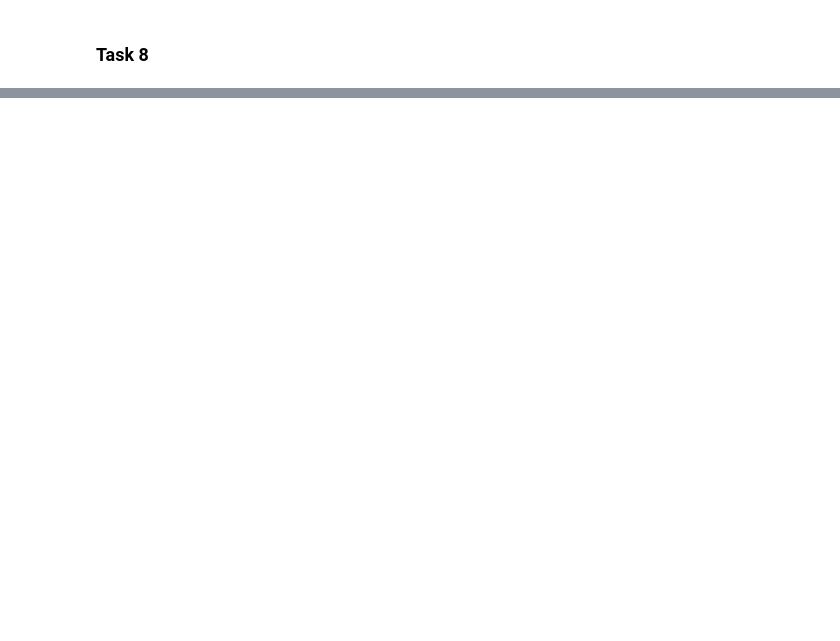
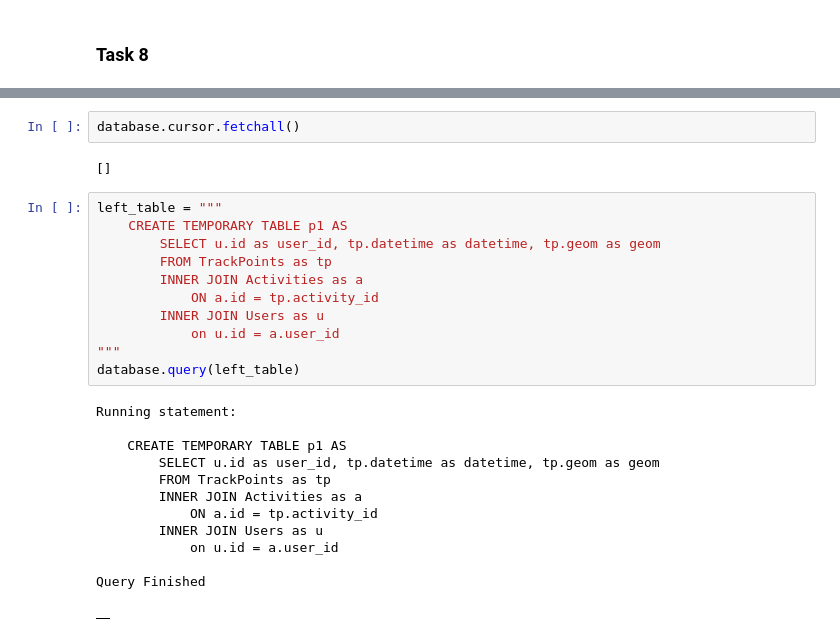
Before and after one commit to larwaa/large-distributed-data, a Jupyter notebook: src/task_notebook.ipynb, the cells around one changed output, grey strips where cells are left out. Drawn from its saved outputs; the diff is of its cells as text; blank space fills up the shorter version.

Commit message:
:sparkles: feat: add umpteenth pass for task 8, minor revisions for testing
Co-authored-by: sigurdnf <sigurdnf@users.noreply.github.com>

```diff
--- a/src/task_notebook.ipynb
+++ b/src/task_notebook.ipynb
@@ -120,0 +348,28 @@ tasks.task8()
+# %%
+database.cursor.fetchall()
+# %% [output]
+[]
+# %%
+left_table = """
+    CREATE TEMPORARY TABLE p1 AS
+        SELECT u.id as user_id, tp.datetime as datetime, tp.geom as geom
+        FROM TrackPoints as tp
+        INNER JOIN Activities as a
+            ON a.id = tp.activity_id
+        INNER JOIN Users as u
+            on u.id = a.user_id
+"""
+database.query(left_table)
+# %% [output]
+Running statement:
+
+    CREATE TEMPORARY TABLE p1 AS
+        SELECT u.id as user_id, tp.datetime as datetime, tp.geom as geom
+        FROM TrackPoints as tp
+        INNER JOIN Activities as a
+            ON a.id = tp.activity_id
+        INNER JOIN Users as u
+            on u.id = a.user_id
+
+Query Finished
+|  |
```
Also changed, not shown: parts of 18 cells of this notebook, 3 other files.
